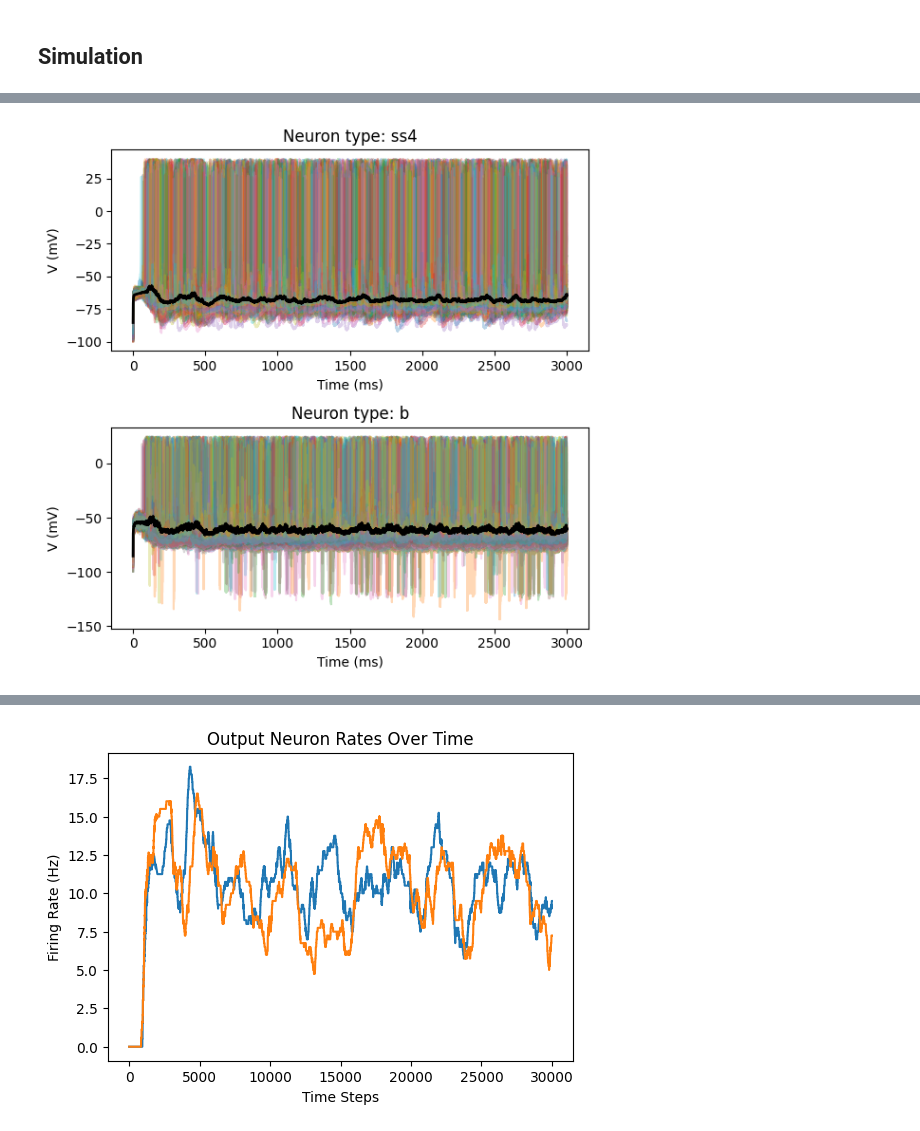
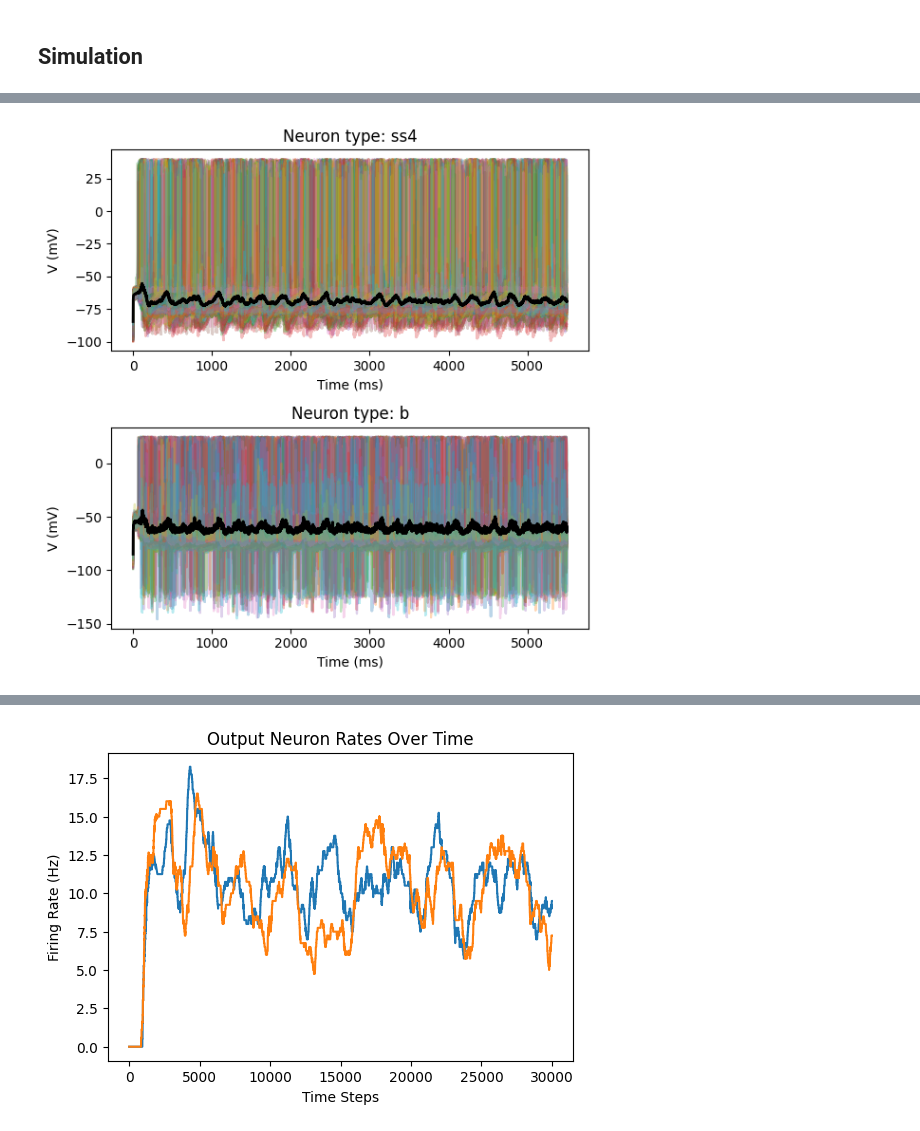
Before and after one commit to Dalsaetra/NeuroSimV3, a Jupyter notebook: python/week6/ssai_compartments.ipynb, the cells around one changed output, grey strips where cells are left out. Cells and saved outputs as stored; diff of their text form; code cells hidden in the pictures.

Commit message:
Playing with R-STDP

```diff
--- a/python/week6/ssai_compartments.ipynb
+++ b/python/week6/ssai_compartments.ipynb
@@ -111,3 +120,8 @@ G = generate_multi_compartment_spatial_ei_network(
     # compartment_distance_matrix=compartment_distance_matrix,
 
 )
+# %%
+# Half all distances of edges going out of inhibitory neurons
+for u, v in G.edges():
+    if G.nodes[u]['inhibitory']:
+        G[u][v]['distance'] *= 0.25
@@ -225,9 +241,10 @@ n_neurons = G.number_of_nodes()
 neuron_types = [excitatory_type, inhibitory_type]
 n_neuron_types = len(neuron_types)
 inhibitory = [False, True]
-threshold_decay = np.exp(-dt / 5)
+threshold_decay = np.exp(-dt / 1000)
+threshold_mult = 1.05
 
-pop = NeuronPopulation(n_neurons, neuron_types, inhibitory, threshold_decay)
+pop = NeuronPopulation(n_neurons, neuron_types, inhibitory, threshold_decay, threshold_mult=threshold_mult)
 # %%
 # Connectome
 # Max number of outgoing synapses per neuron
@@ -331,6 +348,8 @@ compartment_counts = Counter(G.nodes[n]['compartment'] for n in top_neurons_plas
 print("Compartment distribution among top neurons:")
 for compartment, count in compartment_counts.items():
     print(f"  {compartment}: {count} neurons")
+
+plastic_mask = np.isin(np.arange(n_neurons), top_neurons_plastic)
 # %% [output]
 Top 20% of excitatory neurons by out-degree for plasticity: 40 neurons
 Compartment distribution among top neurons:
@@ -352,7 +373,7 @@ def sim_w_input(sim, sim_len_ms, input_mask, input_rate, input_amp):
 Vs = rng.uniform(-100, -70, size=n_neurons)
 us = rng.uniform(0, 400, size=n_neurons)
 spikes = np.zeros(n_neurons, dtype=bool)
-Ts = np.zeros_like(spikes)
+Ts = np.zeros_like(spikes, dtype=float)
 
 state0 = (Vs,
           us,
@@ -362,26 +383,55 @@ state0 = (Vs,
 # sim = Simulation(connectome, dt, stepper_type="simple", state0=state0,
 #                  enable_plasticity=False)
 sim = Simulation(connectome, dt, stepper_type="euler_det", state0=state0,
-                 enable_plasticity=False, synapse_kwargs={"LT_scale": 1.0, "NMDA_weight": nmda_weight}, synapse_type="standard",
-                 enable_debug_logger=True)
+                synapse_kwargs={"LT_scale": 1.0, "NMDA_weight": nmda_weight}, synapse_type="standard",
+                 enable_debug_logger=True,
+                 enable_plasticity=True, plasticity="stdp_masked", plasticity_step="sparse_pre_post",
+                 plasticity_kwargs={"plastic_source_mask": plastic_mask, "weight_multiplicity": "weight_stab",
+                                    "max_weight": 100.0, "weight_update_scale": 30.0})
 
-sim.configure_output_readout(output_neuron_indices=top_neurons_out, output_dim=2, rate_window_ms=200.0)
+sim.configure_output_readout(output_neuron_indices=top_neurons_out, output_dim=2, rate_window_ms=500.0,
+                             enable_logger=True)
 
 # rate = np.zeros(n_neurons)
-poisson = PoissonInput(n_neurons, rate=v_ext, amplitude=2.44625509556019 * 0.25)
+amplitude = 2.44625509556019 * 0.25
 
-output_rates = []
+# To kickstart SSAI
+sim_w_input(sim, sim_len_ms=500.0, input_mask=~pop.inhibitory_mask.astype(bool), input_rate=v_ext, input_amp=amplitude)
 
-for i in tqdm(range(5000)):
-    sensory_spikes = poisson(dt)
-    sensory_spikes[pop.inhibitory_mask.astype(bool)] = False
-    sim.step(spike_ext=sensory_spikes)
-    output_rates.append(sim.read_output_vector())
-    # sim.step()
+output = sim.read_output_vector()
+output_delta_prev = output[1] - output[0]
 
-for i in tqdm(range(25000)):
-    sim.step()
-    output_rates.append(sim.read_output_vector())
+amplitude = 2.44625509556019 * 1.0
+
+rounds = 10
+
+for r in range(rounds):
+    sim_w_input(sim, sim_len_ms=500.0, input_mask=input_1_mask, input_rate=v_ext, input_amp=amplitude)
+
+    output = sim.read_output_vector()
+    output_delta = output[1] - output[0]
+    if output_delta < 0:
+        reward = (output_delta - output_delta_prev)
+    elif output_delta_prev < 0 and output_delta_prev > 0:
+        reward = output_delta
+    else:
+        reward = 0.0
+
+    output_delta_prev = output_delta
+
+    W_old = sim.connectome.W.copy()
+
+    print("Reward signal: ", reward)
+
+    sim.apply_reward(reward)
+
+    W_new = sim.connectome.W.copy()
+
+    max_change = np.max(W_new - W_old)
+    print(f"Max weight change: {max_change}")
+    min_change = np.min(W_new - W_old)
+    print(f"Min weight change: {min_change}")
+
 
 sim.plot_voltage_per_type(figsize=(6, 6))
 
@@ -391,4 +441,15 @@ isi_mean = stats['ISI_CV_mean']
 isi_top = stats["ISI_CV_mean_top10pct"]
 
 sim.plot_spike_raster(figsize=(10, 6), title=f"ISI_CV_Mean: {isi_mean:.3f}, ISI_CV_top10pct: {isi_top:.3f}", t_start_ms=0.0, t_stop_ms=9000.0)
+
+# Plot output
+output_history = np.array(sim.output_logger)
+plt.figure(figsize=(6,4))
+plt.plot(output_history[:, 0], label="Output Neuron 1")
+plt.plot(output_history[:, 1], label="Output Neuron 2")
+plt.title("Output Neuron Firing Rates Over Time")
+plt.xlabel("Time (ms)")
+plt.ylabel("Firing Rate (Hz)")
+plt.legend()
+plt.show()
 # %% [output]
@@ -395 +486 @@ sim.plot_spike_raster(figsize=(10, 6), title=f"ISI_CV_Mean: {isi_mean:.3f}, ISI_
-[figure, old version]
+[figure, new version]
```
Also changed, not shown: parts of 13 cells of this notebook, 2 other files.
